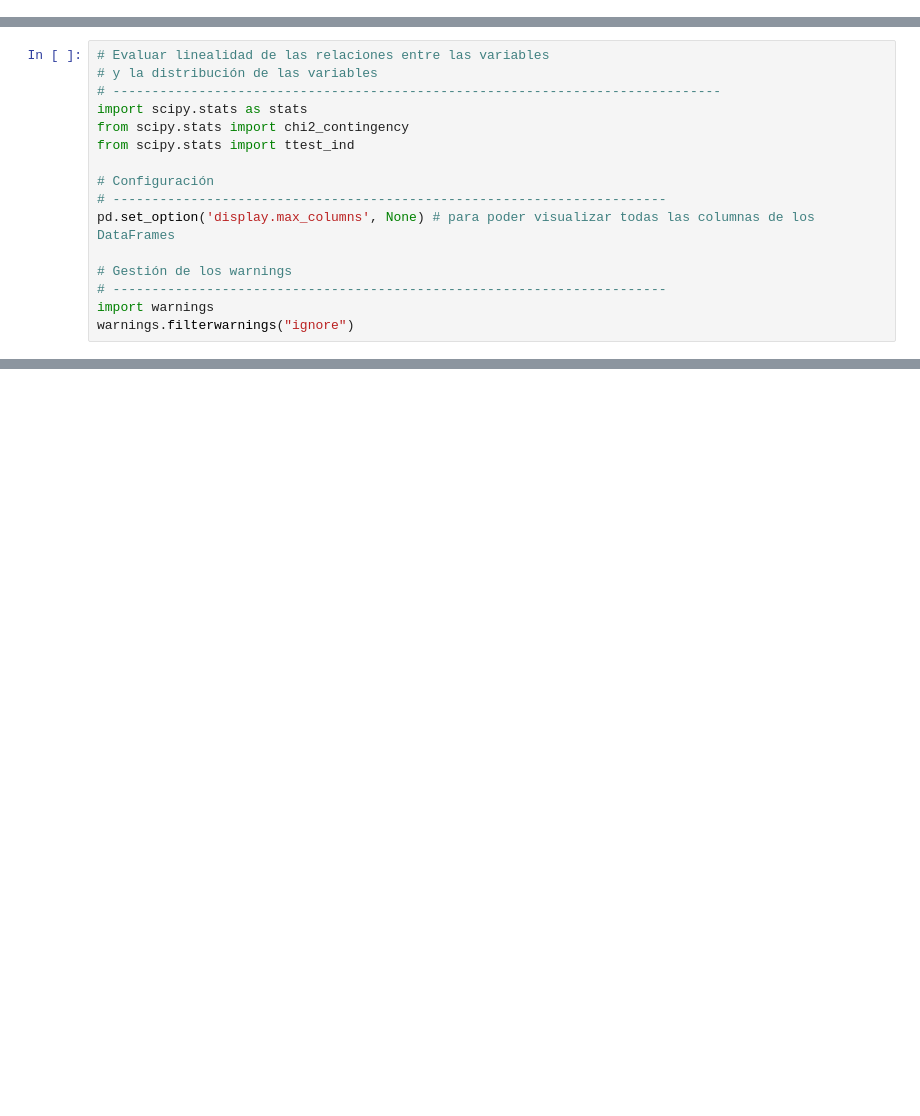
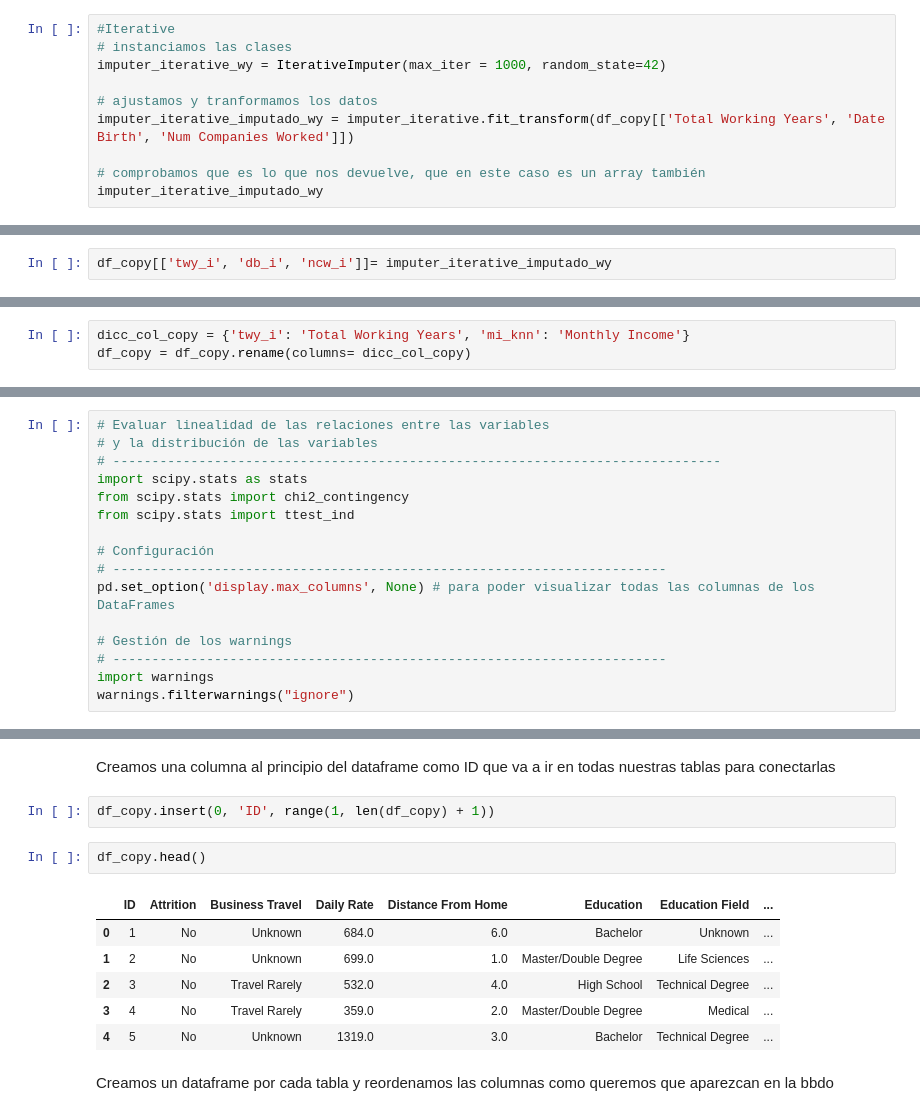
Before and after one commit to Adalab/proyecto-da-F-modulo3-team2, a Jupyter notebook: limpieza_transformacion_reyes.ipynb, the cells around one changed output, grey strips where cells are left out. Cells and saved outputs as stored; diff of their text form; blank space fills up the shorter version.

```diff
--- a/limpieza_transformacion_reyes.ipynb
+++ b/limpieza_transformacion_reyes.ipynb
@@ -672,0 +686,10 @@ Despues de analizar por diferentes métodos, decidimos modificar por la mediana.
+# %%
+#Iterative
+# instanciamos las clases
+imputer_iterative_wy = IterativeImputer(max_iter = 1000, random_state=42)
+
+# ajustamos y tranformamos los datos
+imputer_iterative_imputado_wy = imputer_iterative.fit_transform(df_copy[['Total Working Years', 'Date Birth', 'Num Companies Worked']])
+
+# comprobamos que es lo que nos devuelve, que en este caso es un array también
+imputer_iterative_imputado_wy
@@ -672,0 +704,2 @@ Despues de analizar por diferentes métodos, decidimos modificar por la mediana.
+# %%
+df_copy[['twy_i', 'db_i', 'ncw_i']]= imputer_iterative_imputado_wy
@@ -673,3 +723,6 @@ Despues de analizar por diferentes métodos, decidimos modificar por la mediana.
+# %%
+dicc_col_copy = {'twy_i': 'Total Working Years', 'mi_knn': 'Monthly Income'}
+df_copy = df_copy.rename(columns= dicc_col_copy)
 # %%
 df_copy.columns
 # %% [output]
@@ -840,0 +973,15 @@ Por lo que existe una diferencia significativa en el performance CR
+# %% [markdown]
+Creamos una columna al principio del dataframe como ID que va a ir en todas nuestras tablas para conectarlas
+# %%
+df_copy.insert(0, 'ID', range(1, len(df_copy) + 1))
+# %%
+df_copy.head()
+# %% [output]
+|  | ID | Attrition | Business Travel | Daily Rate | Distance From Home | Education | Education Field | ... |
+| 0 | 1 | No | Unknown | 684.0 | 6.0 | Bachelor | Unknown | ... |
+| 1 | 2 | No | Unknown | 699.0 | 1.0 | Master/Double Degree | Life Sciences | ... |
+| 2 | 3 | No | Travel Rarely | 532.0 | 4.0 | High School | Technical Degree | ... |
+| 3 | 4 | No | Travel Rarely | 359.0 | 2.0 | Master/Double Degree | Medical | ... |
+| 4 | 5 | No | Unknown | 1319.0 | 3.0 | Bachelor | Technical Degree | ... |
+# %% [markdown]
+Creamos un dataframe por cada tabla y reordenamos las columnas como queremos que aparezcan en la bbdo
```
Also changed, not shown: parts of 36 cells of this notebook, 6 other files.
